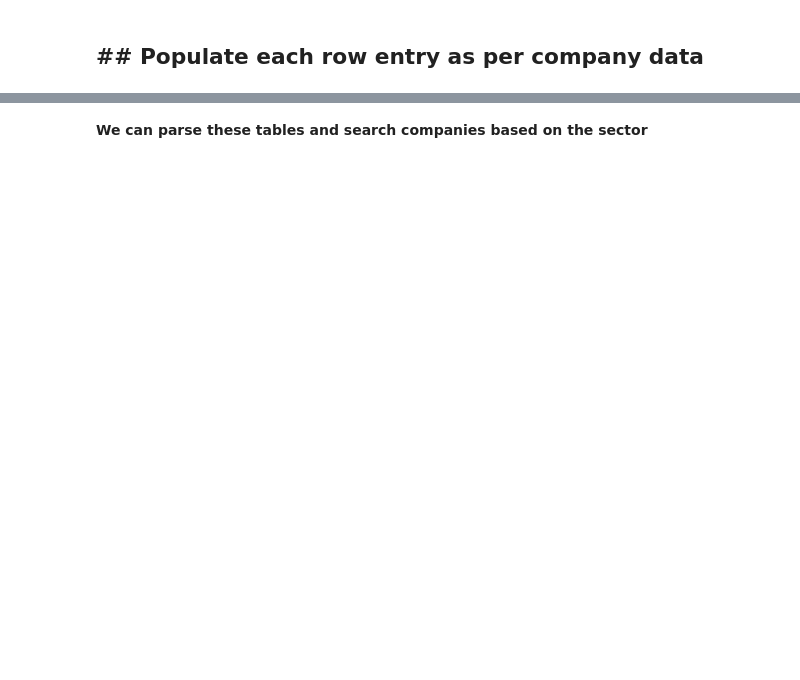
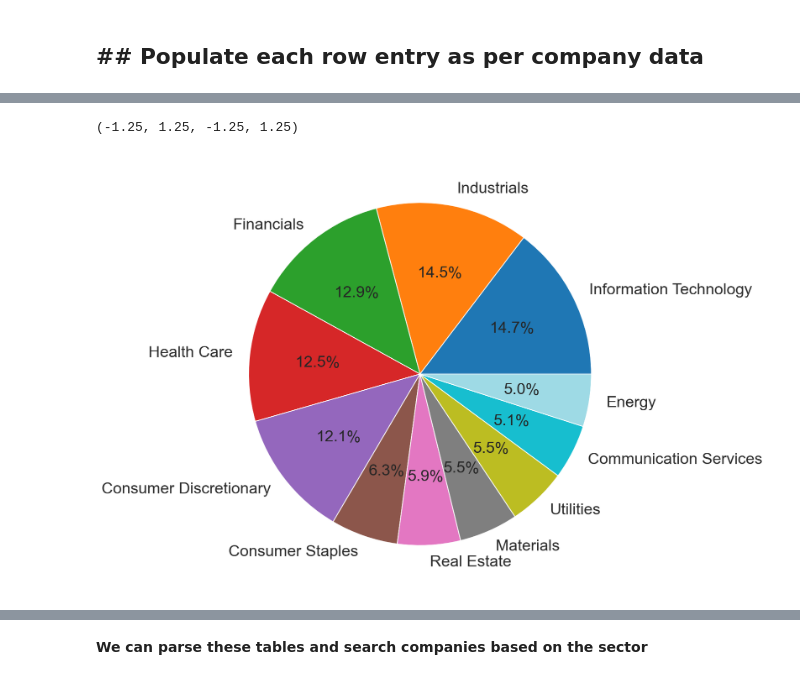
Before and after one commit to pgg1610/Project-Notebooks, a Jupyter notebook: SP_500.ipynb, the cells around one changed output, grey strips where cells are left out. Saved outputs shown, nothing was run; the diff lists cells and outputs as text; code cells hidden in the pictures; blank space fills up the shorter version.

```diff
--- a/SP_500.ipynb
+++ b/SP_500.ipynb
@@ -111,4 +111,11 @@ Energy                    26
 Name: GICS Sector, dtype: int64
+# %%
+fig, ax = plt.subplots(1,1, figsize=(10,10))
+SP_500_df['GICS Sector'].value_counts().plot.pie(y='GICS Sector', autopct='%1.1f%%', fontsize=20, ax = ax, colormap='tab20')
+plt.axis('off')
+# %% [output]
+(-1.25, 1.25, -1.25, 1.25)
+[figure, added]
 # %%
 SP_500_df.loc[ SP_500_df['GICS Sector'] == 'Energy']
 # %% [output]
```
Also changed, not shown: parts of 18 cells of this notebook, 38 other files.
